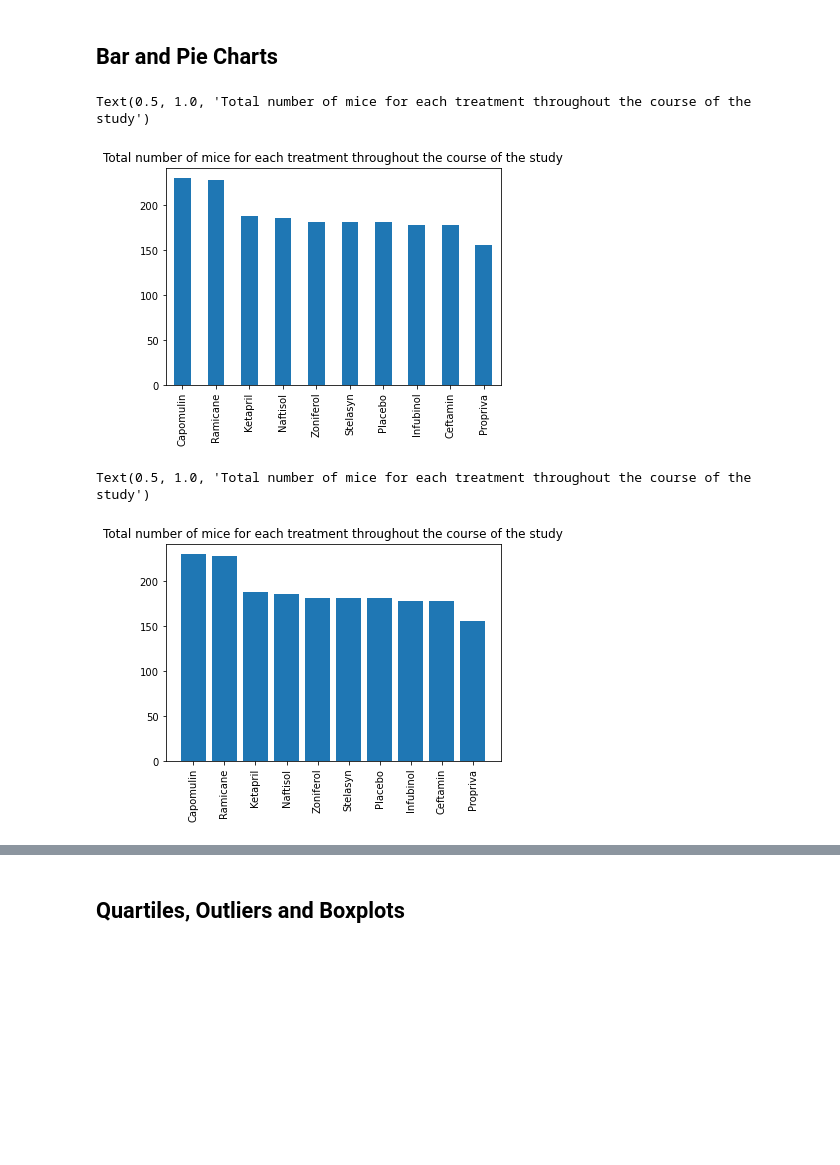
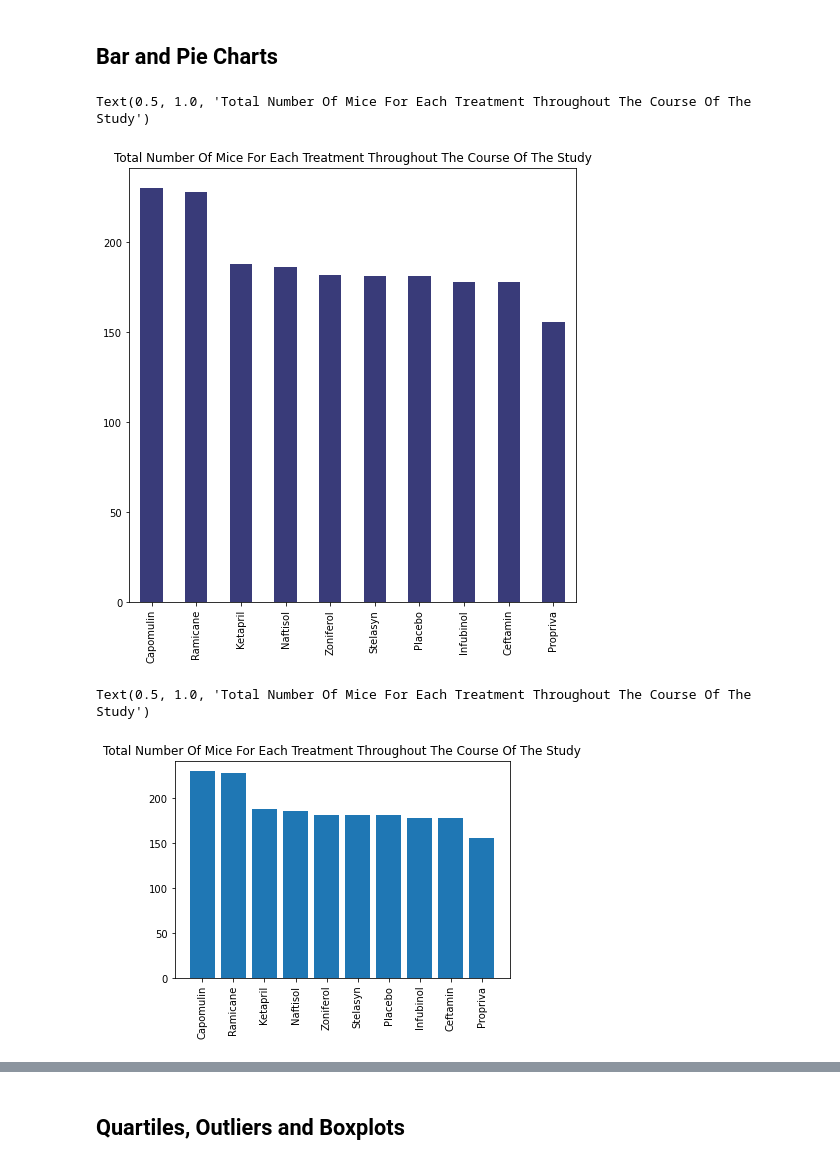
Before and after one commit to Carly-Jane/Matplotlib_Homework_Carly_Wieland, a Jupyter notebook: pymaceuticals_starter.ipynb, the cells around one changed output, grey strips where cells are left out. Saved outputs shown, nothing was run; the diff lists cells and outputs as text; code cells hidden in the pictures; blank space fills up the shorter version.

```diff
--- a/pymaceuticals_starter.ipynb
+++ b/pymaceuticals_starter.ipynb
@@ -108,20 +114,20 @@ study_data_complete_clean_summary.round(2)
 # %%
 # Generate a bar plot showing the total number of mice for each treatment throughout the course of the study using pandas.
 
-study_data_complete_clean['Drug Regimen'].value_counts().plot(kind='bar')
-plt.title("Total number of mice for each treatment throughout the course of the study")
+study_data_complete_clean['Drug Regimen'].value_counts().plot(kind='bar', colormap='tab20b', figsize=(8,8))
+plt.title("Total Number Of Mice For Each Treatment Throughout The Course Of The Study")
 # %% [output]
-Text(0.5, 1.0, 'Total number of mice for each treatment throughout the course of the study')
+Text(0.5, 1.0, 'Total Number Of Mice For Each Treatment Throughout The Course Of The Study')
-[figure, old version]
+[figure, new version]
 # %%
 # Generate a bar plot showing the total number of mice for each treatment throughout the course of the study using pyplot.
 
 drug_regiment_counts = study_data_complete_clean['Drug Regimen'].value_counts()
 plt.bar(drug_regiment_counts.index, drug_regiment_counts)
 plt.xticks(rotation=90)
-plt.title("Total number of mice for each treatment throughout the course of the study")
+plt.title("Total Number Of Mice For Each Treatment Throughout The Course Of The Study")
 # %% [output]
-Text(0.5, 1.0, 'Total number of mice for each treatment throughout the course of the study')
+Text(0.5, 1.0, 'Total Number Of Mice For Each Treatment Throughout The Course Of The Study')
-[figure, old version]
+[figure, new version]
 # %%
 # Generate a pie plot showing the distribution of female versus male mice using pandas
```
Also changed, not shown: parts of 24 cells of this notebook.
